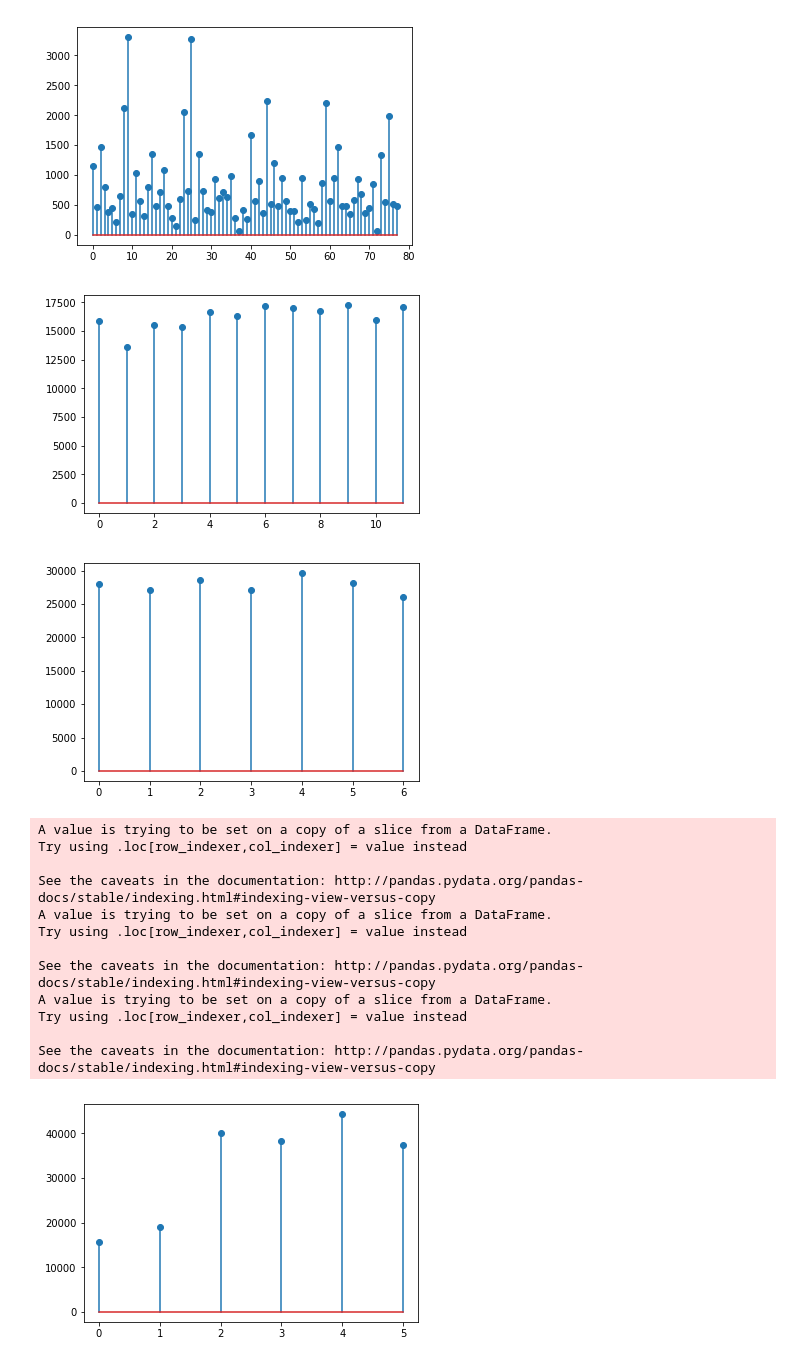
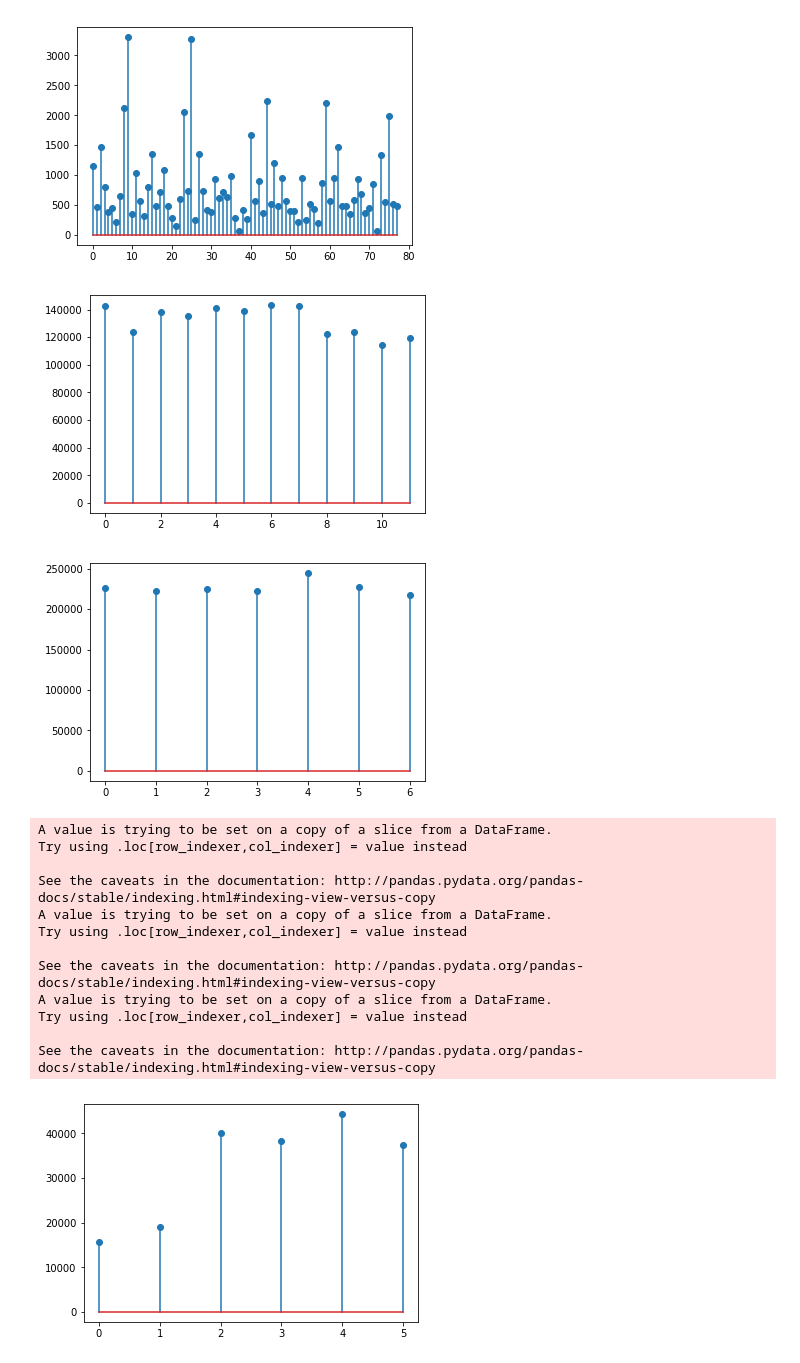
Before and after one commit to nishi1612/Crime-Type-Prediction, a Jupyter notebook: Implementation-2.ipynb, the cells around one changed output. Drawn from its saved outputs; the diff is of its cells as text; code cells hidden in the pictures.

```diff
--- a/Implementation-2.ipynb
+++ b/Implementation-2.ipynb
@@ -312,32 +303,31 @@ show_details(data_la,0)
 # %%
 months = []
 days = []
 years = []
 d_count_la = np.zeros(num_days)
 m_count_la = np.zeros(num_months)
 date = data_la[data_la.columns[1]].values
 for i in range(len(date)):
     x = date[i]
     x = str(x)
     month, day, year = (int(t) for t in x.split('/'))
     years.append(year)
     ans = datetime.date(year, month, day)
     months.append(month)
     t = ans.weekday()
     days.append(t+1)
-    if(year==2014):
-        m_count_la[month-1] = m_count_la[month-1]+1
-        d_count_la[t] = d_count_la[t]+1
+    m_count_la[month-1] = m_count_la[month-1]+1
+    d_count_la[t] = d_count_la[t]+1
 graph_b(m_count_la)
 graph_b(d_count_la)
 data_la['Crime_Month'] = months
 data_la['Crime_Day'] = days
 data_la['Crime_Year'] = years
 data_la = data_la.drop([data_la.columns[1]], axis=1)
 show_details(data_la,0)
 # %% [output]
-[figure, old version]
+[figure, new version]
-[figure, old version]
+[figure, new version]
 A value is trying to be set on a copy of a slice from a DataFrame.
 Try using .loc[row_indexer,col_indexer] = value instead
 
```
Also changed, not shown: parts of 6 cells of this notebook, 1 other file.
